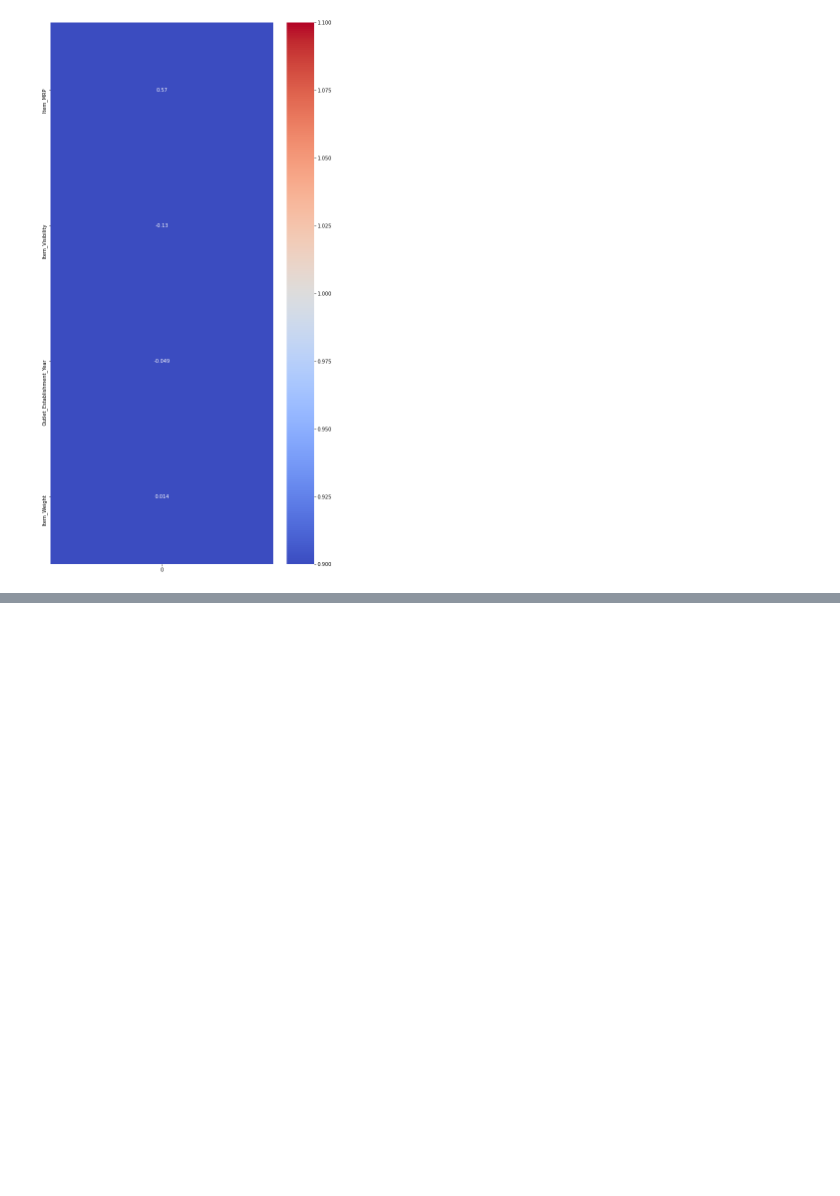
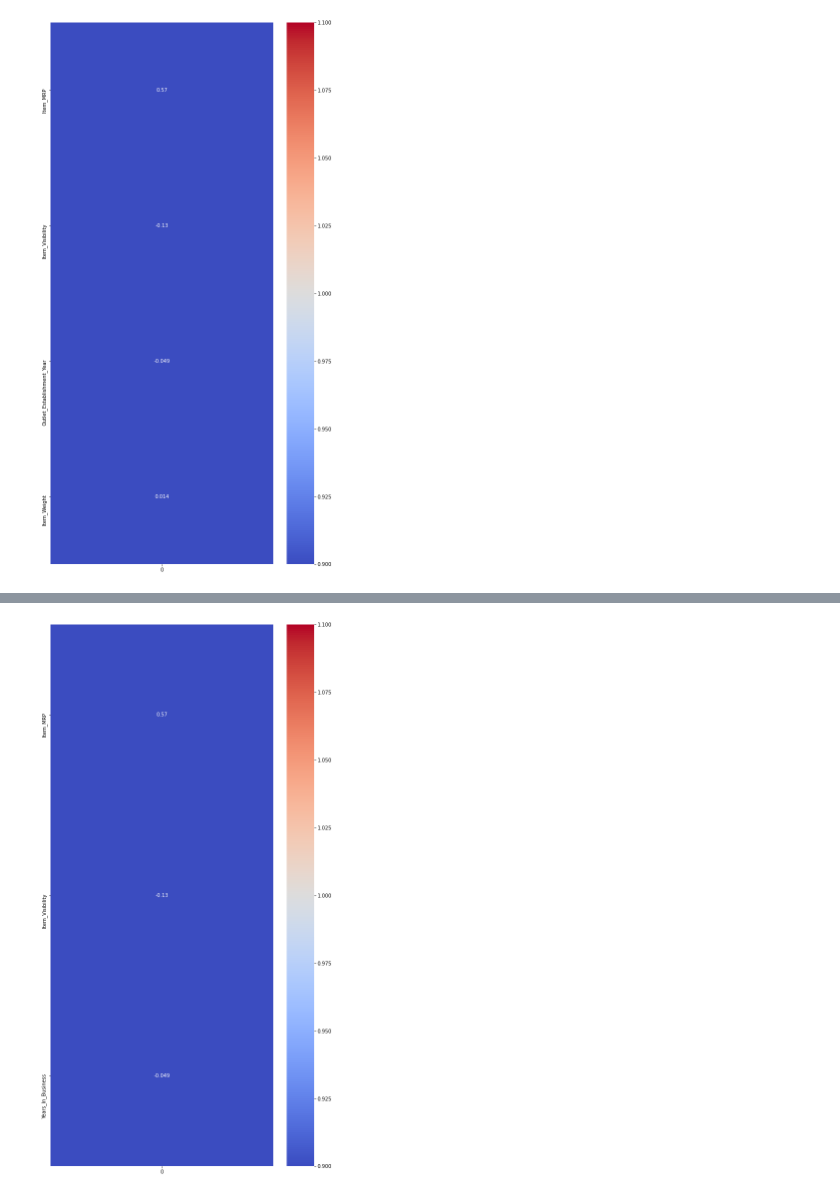
Before and after one commit to yammy20/DataScienceProjects, a Jupyter notebook: BigSmartSalesSet/BigSmartSales.ipynb, the cells around one changed output, grey strips where cells are left out. Cells and saved outputs as stored; diff of their text form; code cells hidden in the pictures; blank space fills up the shorter version.

```diff
--- a/BigSmartSalesSet/BigSmartSales.ipynb
+++ b/BigSmartSalesSet/BigSmartSales.ipynb
@@ -182,0 +168,2 @@ unique_values_by_feature(df_ordered_cols)
+# %%
+df_ordered_cols['Corrected_Item_Fat_Content'] = df_ordered_cols['Item_Fat_Content'].apply(lambda x: clean_Item_Fat(x))
@@ -184,0 +188,5 @@ df_ordered_cols['Years_In_Business'] = df_ordered_cols['Outlet_Establishment_Yea
+# %%
+df_ordered_cols.drop(['Item_Fat_Content', 'Outlet_Establishment_Year'], axis=1, inplace=True)
+df_ordered_cols.columns
+
+df_ordered_cols = df_ordered_cols[]
@@ -184,0 +195,12 @@ df_ordered_cols['Years_In_Business'] = df_ordered_cols['Outlet_Establishment_Yea
+# %%
+columns = ['Outlet_Identifier', 'Outlet_Type', 'Outlet_Location_Type','Item_Identifier', 'Item_Type', 'Item_MRP', 'Item_Visibility', 'Corrected_Item_Fat_Content', 'Years_In_Business', 'Item_Outlet_Sales']
+cleaned_DF = df_ordered_cols[columns]
+# %%
+correlations = cleaned_DF.corrwith(cleaned_DF['Item_Outlet_Sales']).iloc[:-1].to_frame()
+correlations['abs'] = correlations[0].abs()
+sorted_correlations = correlations.sort_values('abs', ascending=False)[0]
+# %%
+fig, ax = plt.subplots(figsize=(10,20))
+sns.heatmap(sorted_correlations.to_frame(), cmap='coolwarm', annot=True, vmin=1, vmax=1, ax=ax);
+# %% [output]
+[figure, added]
```
Also changed, not shown: parts of 23 cells of this notebook.
